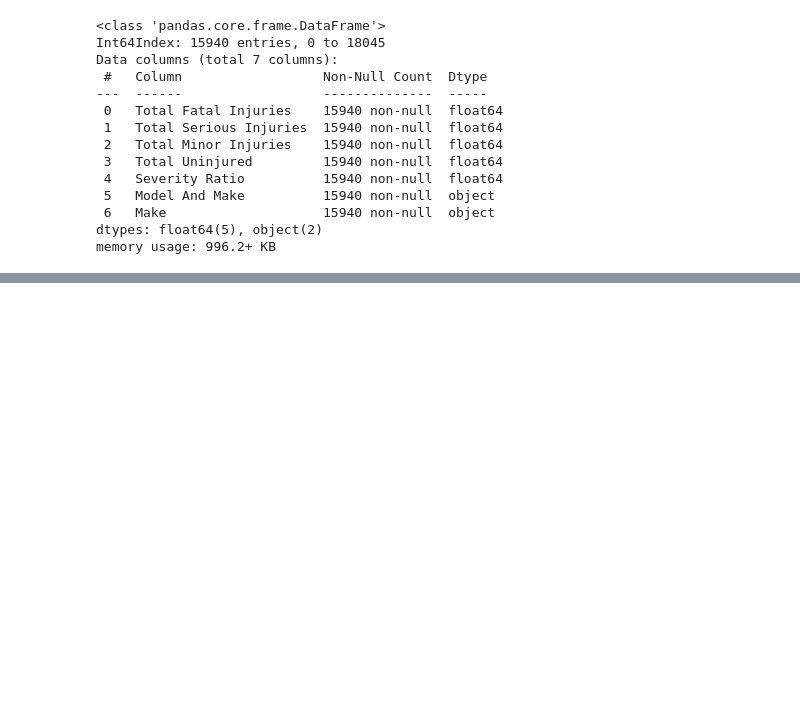
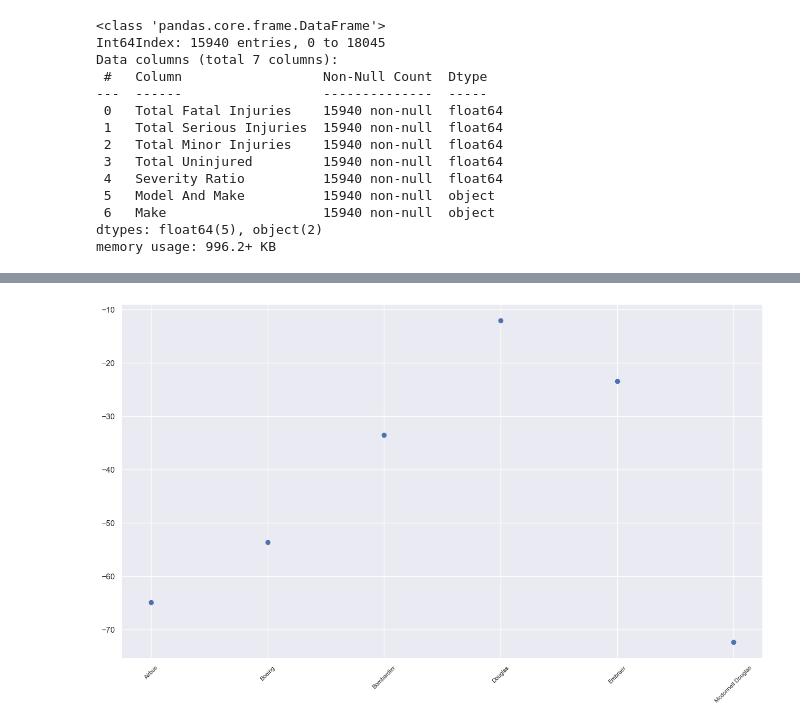
Before and after one commit to nickthetj/AircraftCrashAnalysis, a Jupyter notebook: notebooks/EDA Notebook - Nick.ipynb, the cells around one changed output, grey strips where cells are left out. Cells and saved outputs as stored; diff of their text form; code cells hidden in the pictures; blank space fills up the shorter version.

```diff
--- a/notebooks/EDA Notebook - Nick.ipynb
+++ b/notebooks/EDA Notebook - Nick.ipynb
@@ -192,3 +234,12 @@ plt.tight_layout()
+# %%
+# plotting commercial aircraft severity means
+
+fig, ax = plt.subplots(figsize=(13,8))
+ax.scatter(x=list(CommercialMake.index), y=list(CommercialMake.values), alpha=1)
+ax.tick_params(axis='x', labelsize=8, labelrotation=45)
+plt.tight_layout()
+# %% [output]
+[figure, added]
 # %%
 # df['Total Fatal Injuries'].value_counts()
 # %%
```
Also changed, not shown: parts of 10 cells of this notebook, 1 other file.
